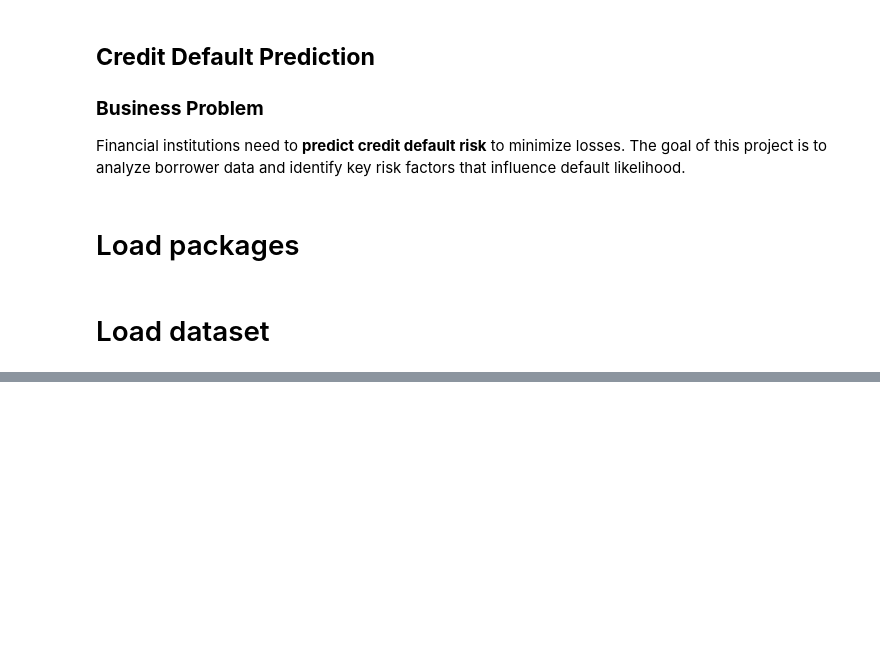
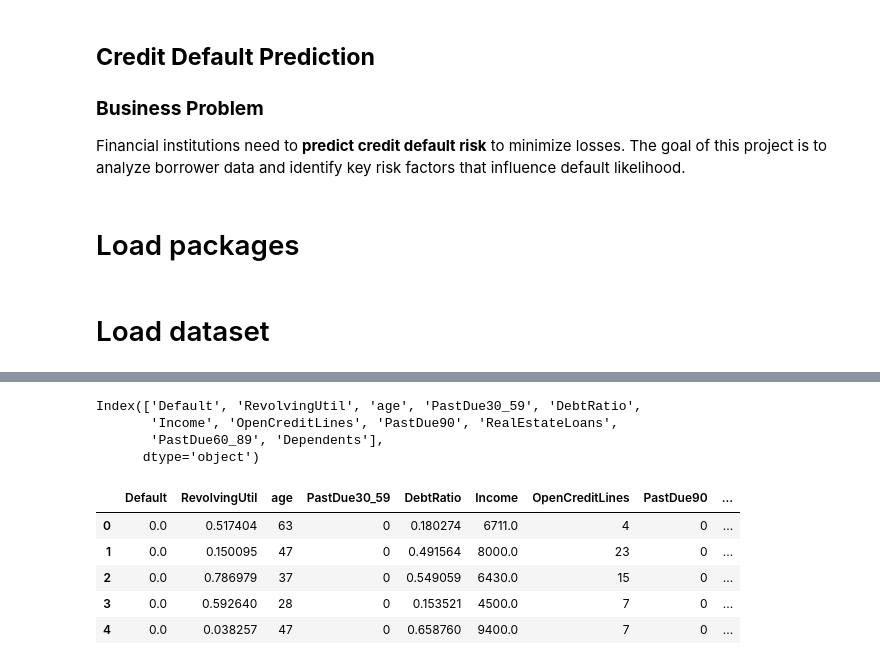
Before and after one commit to Msingisi/Learning-Portfolio-Projects, a Jupyter notebook: Python Projects/Classification/give_me_some_credit/model_building.ipynb, the cells around one changed output, grey strips where cells are left out. Drawn from its saved outputs; the diff is of its cells as text; code cells hidden in the pictures; blank space fills up the shorter version.

```diff
--- a/Python Projects/Classification/give_me_some_credit/model_building.ipynb
+++ b/Python Projects/Classification/give_me_some_credit/model_building.ipynb
@@ -41,0 +102,16 @@ df_test.drop(columns=["Unnamed: 0"], inplace=True)
+# %%
+train_original.columns
+# %% [output]
+Index(['Default', 'RevolvingUtil', 'age', 'PastDue30_59', 'DebtRatio',
+       'Income', 'OpenCreditLines', 'PastDue90', 'RealEstateLoans',
+       'PastDue60_89', 'Dependents'],
+      dtype='object')
+# %%
+train_original.head()
+# %% [output]
+|  | Default | RevolvingUtil | age | PastDue30_59 | DebtRatio | Income | OpenCreditLines | PastDue90 | ... |
+| 0 | 0.0 | 0.517404 | 63 | 0 | 0.180274 | 6711.0 | 4 | 0 | ... |
+| 1 | 0.0 | 0.150095 | 47 | 0 | 0.491564 | 8000.0 | 23 | 0 | ... |
+| 2 | 0.0 | 0.786979 | 37 | 0 | 0.549059 | 6430.0 | 15 | 0 | ... |
+| 3 | 0.0 | 0.592640 | 28 | 0 | 0.153521 | 4500.0 | 7 | 0 | ... |
+| 4 | 0.0 | 0.038257 | 47 | 0 | 0.658760 | 9400.0 | 7 | 0 | ... |
```
Also changed, not shown: parts of 39 cells of this notebook, 2 other files.
